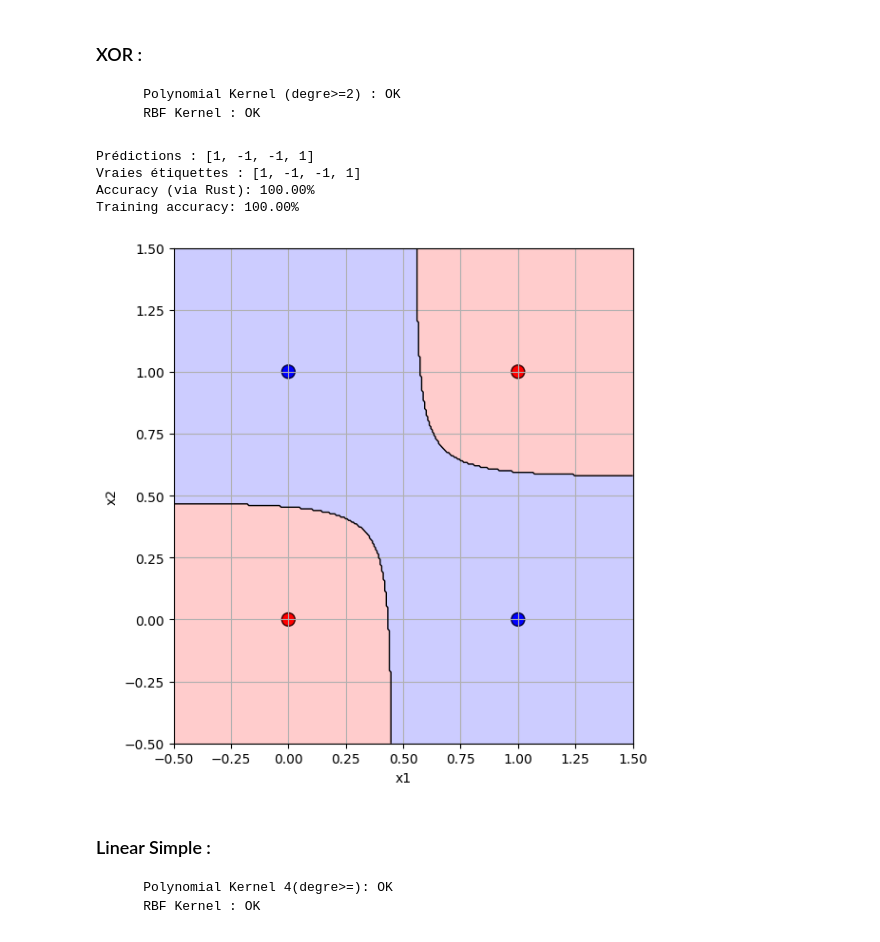
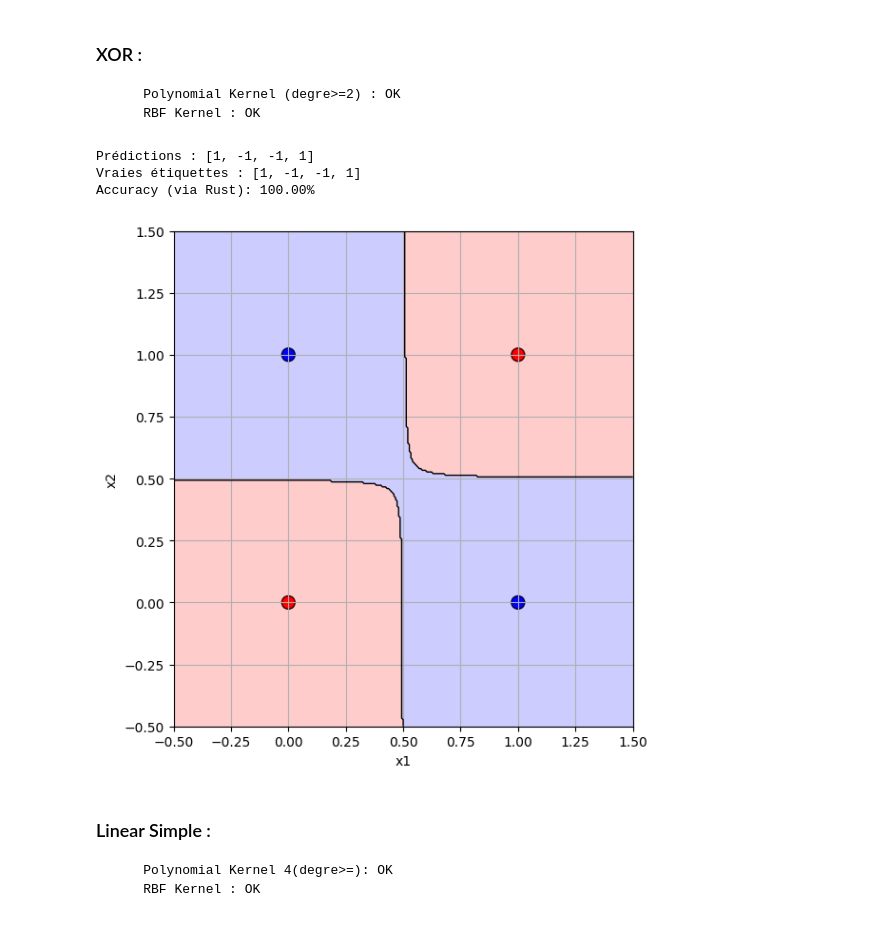
Before and after one commit to PA-2025/better_tensorflow, a Jupyter notebook: python/case_test_note_book/svm.ipynb, the cells around one changed output. Saved outputs shown, nothing was run; the diff lists cells and outputs as text; code cells hidden in the pictures.

```diff
--- a/python/case_test_note_book/svm.ipynb
+++ b/python/case_test_note_book/svm.ipynb
@@ -119,42 +116,41 @@ from better_tensorflow import KernelSVM
 X = np.array([[0, 1], [0, 0], [1, 1], [1, 0]])
 Y = np.array([1, -1, -1, 1])
 
-model = KernelSVM("rbf", 2.0, lr=0.1, lambda_svm=0.01)
+model = KernelSVM("rbf", 2.0, lr=0.01, lambda_svm=0.01)
 model.fit(X.tolist(), Y.tolist(), "svm_xor.weight")
 
 Y_pred = model.predict(X.tolist())
 accuracy = model.evaluate(X.tolist(), Y.tolist())
 
 print("Prédictions :", Y_pred)
 print("Vraies étiquettes :", Y.tolist())
 print(f"Accuracy (via Rust): {accuracy:.2%}")
 
 plt.figure(figsize=(6, 6))
 colors = ["blue" if y == 1 else "red" for y in Y]
 plt.scatter(X[:, 0], X[:, 1], c=colors, edgecolors="k", s=100)
 
 x_min, x_max = -0.5, 1.5
 y_min, y_max = -0.5, 1.5
 xx, yy = np.meshgrid(np.linspace(x_min, x_max, 300), np.linspace(y_min, y_max, 300))
 grid = np.c_[xx.ravel(), yy.ravel()]
 Z = np.array(model.predict(grid.tolist())).reshape(xx.shape)
 
 plt.contourf(xx, yy, Z, levels=[-1, 0, 1], alpha=0.2, colors=["red", "blue"])
 plt.contour(xx, yy, Z, levels=[0], colors="black", linewidths=1)
 
 plt.xlabel("x1")
 plt.ylabel("x2")
 plt.grid(True)
 plt.xlim(x_min, x_max)
 plt.ylim(y_min, y_max)
 plt.tight_layout()
 plt.show()
 # %% [output]
 Prédictions : [1, -1, -1, 1]
 Vraies étiquettes : [1, -1, -1, 1]
 Accuracy (via Rust): 100.00%
-Training accuracy: 100.00%
-[figure, old version]
+[figure, new version]
 # %% [markdown]
 ### Linear Simple :
         Polynomial Kernel 4(degre>=): OK
```
Also changed, not shown: parts of 7 cells of this notebook, 4 other files.
